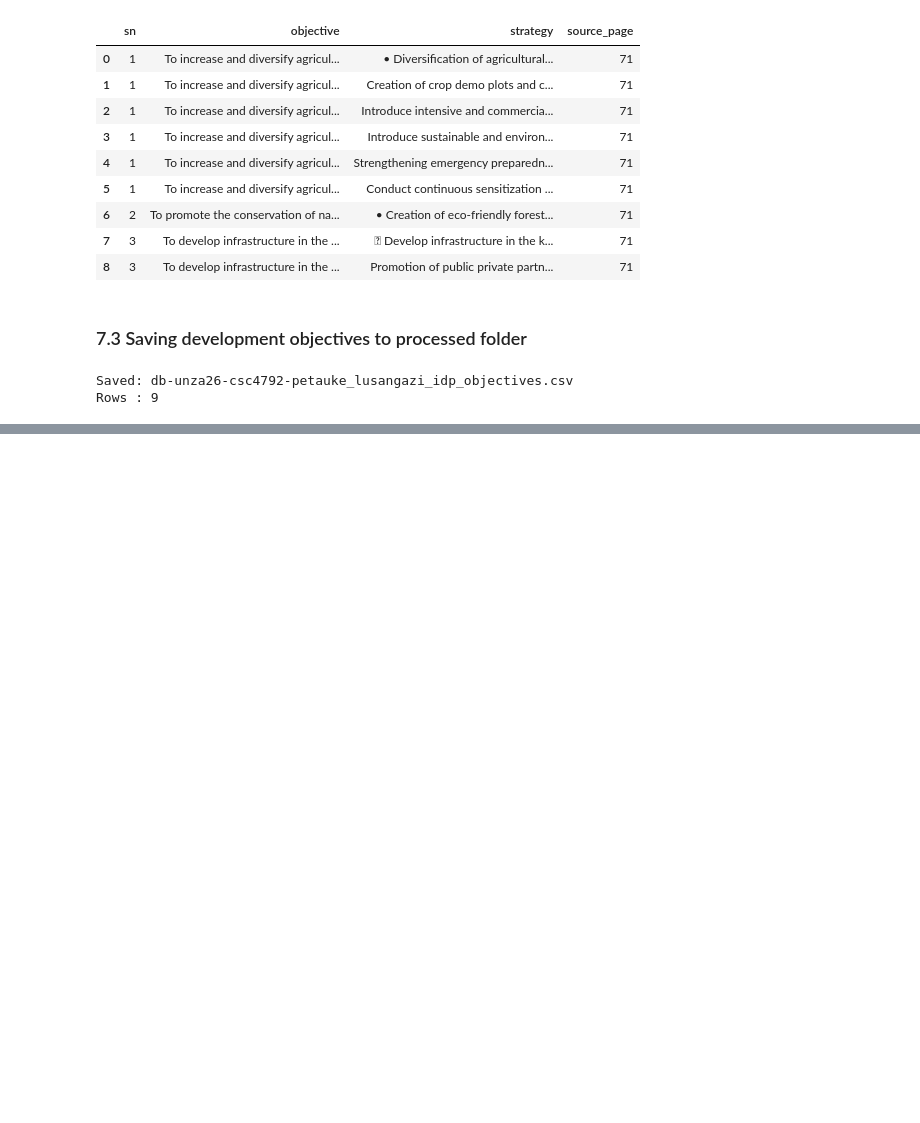
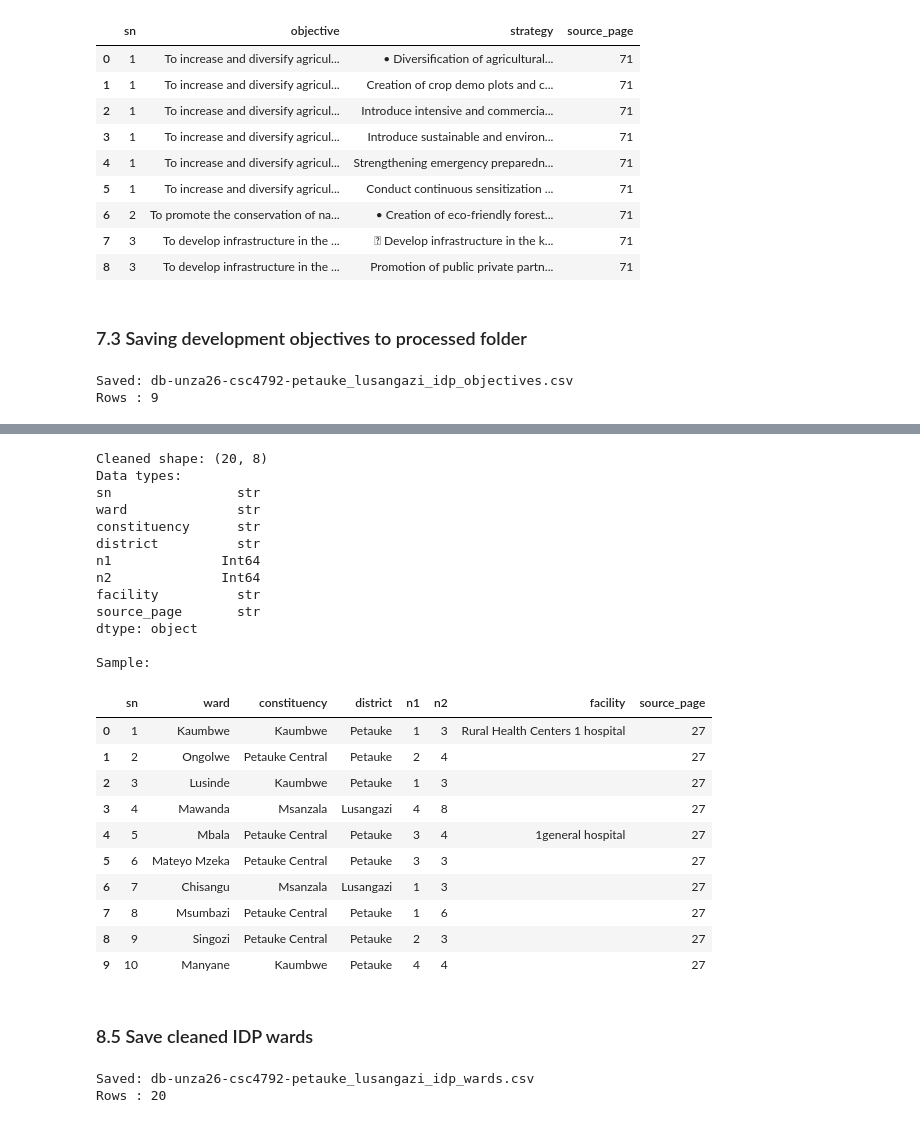
Before and after one commit to blessing-dube73/project_team_31, a Jupyter notebook: notebooks/unza26-csc4792-petauke-council.ipynb, the cells around one changed output, grey strips where cells are left out. Cells and saved outputs as stored; diff of their text form; code cells hidden in the pictures; blank space fills up the shorter version.

Commit message:
feat(cleaning): clean 7 extracted datasets into data/cleaned/

```diff
--- a/notebooks/unza26-csc4792-petauke-council.ipynb
+++ b/notebooks/unza26-csc4792-petauke-council.ipynb
@@ -1463,0 +1475,10 @@ Rows : 9
+# %%
+from pathlib import Path
+
+processed = Path("../data/processed")
+cleaned   = Path("../data/cleaned")
+cleaned.mkdir(parents=True, exist_ok=True)
+
+print(f"Processed folder: {processed.resolve()}")
+print(f"Cleaned folder  : {cleaned.resolve()}")
+print(f"Cleaned folder exists: {cleaned.exists()}")
@@ -1463,0 +1491,11 @@ Rows : 9
+# %%
+proj_file = processed / "db-unza26-csc4792-petauke_lusangazi_idp_projects.csv"
+df = pd.read_csv(proj_file, sep="|", dtype=str, keep_default_na=False)
+
+print("Shape:", df.shape)
+print("Columns:", list(df.columns))
+print("\nEmpty values per column:")
+print((df == "").sum())
+print("\nDuplicate rows:", df.duplicated().sum())
+print("\nSample:")
+display(df.head(5))
@@ -1463,0 +1660,54 @@ Rows : 9
+# %%
+wards_clean = wards_df.copy()
+
+# 1. Strip whitespace across all string columns
+for col in wards_clean.columns:
+    if col in ("n1", "n2", "source_page"):
+        continue
+    wards_clean[col] = wards_clean[col].astype(str).str.strip()
+
+# 2. Convert n1, n2 to integers
+wards_clean["n1"] = pd.to_numeric(wards_clean["n1"], errors="coerce").astype("Int64")
+wards_clean["n2"] = pd.to_numeric(wards_clean["n2"], errors="coerce").astype("Int64")
+
+print(f"Cleaned shape: {wards_clean.shape}")
+print(f"Data types:")
+print(wards_clean.dtypes)
+print(f"\nSample:")
+display(wards_clean.head(10))
+# %% [output]
+Cleaned shape: (20, 8)
+Data types:
+sn                str
+ward              str
+constituency      str
+district          str
+n1              Int64
+n2              Int64
+facility          str
+source_page       str
+dtype: object
+
+Sample:
+|  | sn | ward | constituency | district | n1 | n2 | facility | source_page |
+| 0 | 1 | Kaumbwe | Kaumbwe | Petauke | 1 | 3 | Rural Health Centers 1 hospital | 27 |
+| 1 | 2 | Ongolwe | Petauke Central | Petauke | 2 | 4 |  | 27 |
+| 2 | 3 | Lusinde | Kaumbwe | Petauke | 1 | 3 |  | 27 |
+| 3 | 4 | Mawanda | Msanzala | Lusangazi | 4 | 8 |  | 27 |
+| 4 | 5 | Mbala | Petauke Central | Petauke | 3 | 4 | 1general hospital | 27 |
+| 5 | 6 | Mateyo Mzeka | Petauke Central | Petauke | 3 | 3 |  | 27 |
+| 6 | 7 | Chisangu | Msanzala | Lusangazi | 1 | 3 |  | 27 |
+| 7 | 8 | Msumbazi | Petauke Central | Petauke | 1 | 6 |  | 27 |
+| 8 | 9 | Singozi | Petauke Central | Petauke | 2 | 3 |  | 27 |
+| 9 | 10 | Manyane | Kaumbwe | Petauke | 4 | 4 |  | 27 |
+# %% [markdown]
+### 8.5 Save cleaned IDP wards
+# %%
+wards_file_clean = cleaned / "db-unza26-csc4792-petauke_lusangazi_idp_wards.csv"
+wards_clean.to_csv(wards_file_clean, sep="|", index=False, encoding="utf-8")
+
+print(f"Saved: {wards_file_clean.name}")
+print(f"Rows : {len(wards_clean)}")
+# %% [output]
+Saved: db-unza26-csc4792-petauke_lusangazi_idp_wards.csv
+Rows : 20
```
Also changed, not shown: parts of 41 cells of this notebook, 7 other files.
